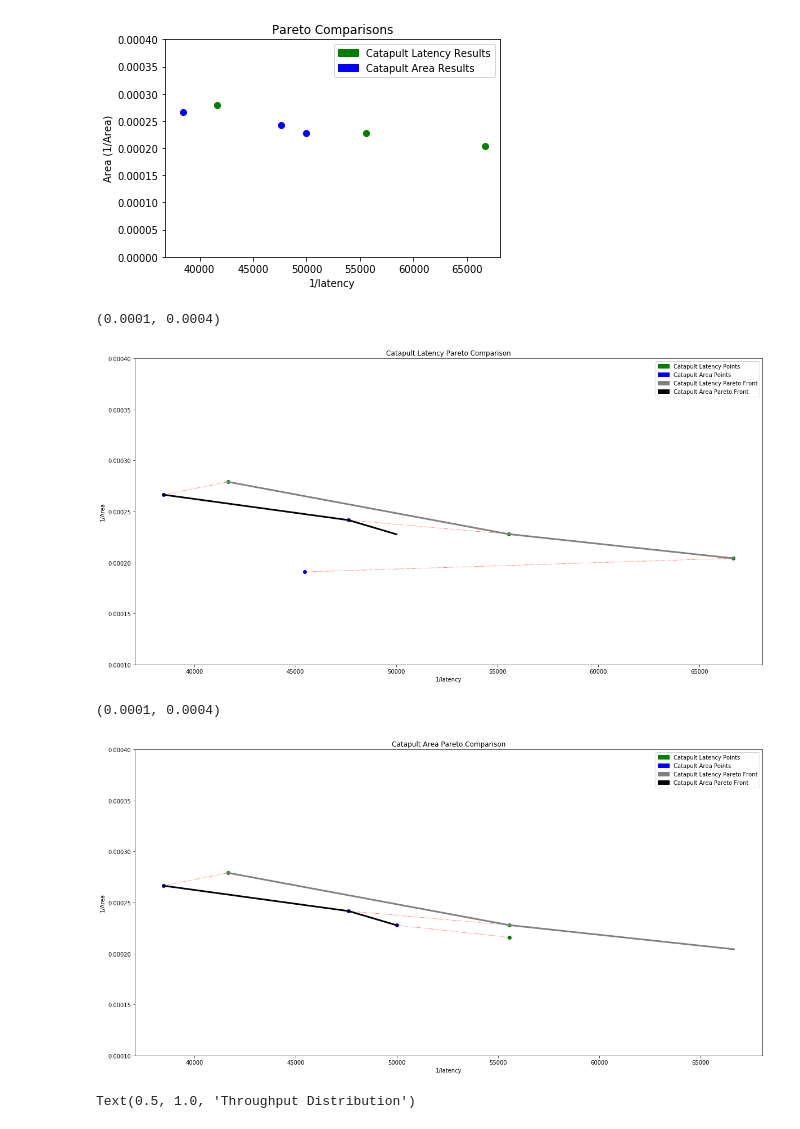
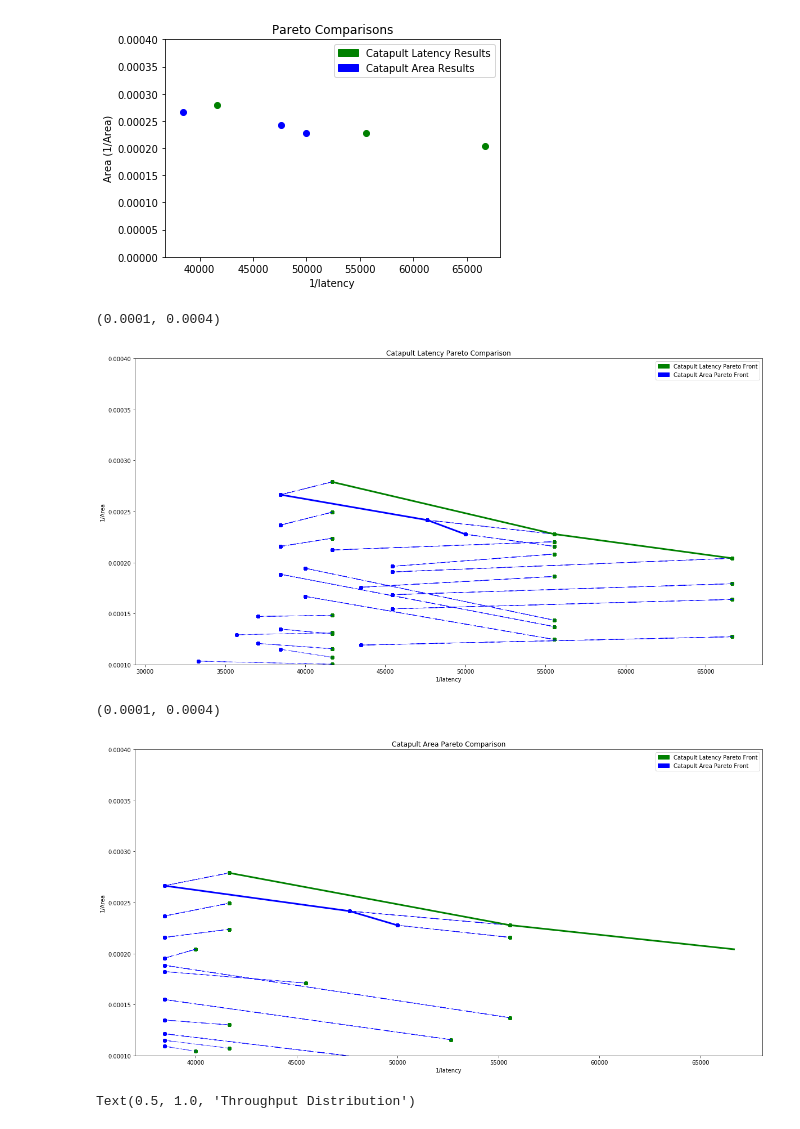
Before and after one commit to KastnerRG/Spector-HLS, a Jupyter notebook: spmv/results/postproc/asic_spmv_postproc.ipynb, the cells around one changed output. Saved outputs shown, nothing was run; the diff lists cells and outputs as text; code cells hidden in the pictures.

```diff
--- a/spmv/results/postproc/asic_spmv_postproc.ipynb
+++ b/spmv/results/postproc/asic_spmv_postproc.ipynb
@@ -191,0 +204,9 @@ c_areadfx = pd.read_csv("../asic/asic_catapult_spmv_area.csv", index_col=0)
+# %%
+
+
+def euclid(a,b,c,d):
+    t=math.sqrt(((a-b)**2)+((c-d)**2))
+    return t
+# %%
+c_lat_esp=0.001
+c_area_esp=0.001
@@ -194,38 +240,52 @@ li=[]
 for i in y_pareto2_index:
     t2=c_areadfx.loc[(c_areadfx["knob_UNROLL_F"]==c_latdfx.loc[i]["knob_UNROLL_F"]) & (c_areadfx["knob_outer_unroll"]==c_latdfx.loc[i]["knob_outer_unroll"])& (c_areadfx["knob_inner_unroll1"]==c_latdfx.loc[i]["knob_inner_unroll1"])& (c_areadfx["knob_inner_unroll2"]==c_latdfx.loc[i]["knob_inner_unroll2"])&(c_areadfx["knob_array_part2"]==c_latdfx.loc[i]["knob_array_part2"]) &(c_areadfx["knob_array_part1"]==c_latdfx.loc[i]["knob_array_part1"])]
     li.append((i,t2))
+
+li2=[]
+for i in c_lat_pts:
+    t2=c_areadfx.loc[(c_areadfx["knob_UNROLL_F"]==c_latdfx_copy.loc[i]["knob_UNROLL_F"]) & (c_areadfx["knob_outer_unroll"]==c_latdfx_copy.loc[i]["knob_outer_unroll"])& (c_areadfx["knob_inner_unroll1"]==c_latdfx_copy.loc[i]["knob_inner_unroll1"])& (c_areadfx["knob_inner_unroll2"]==c_latdfx_copy.loc[i]["knob_inner_unroll2"])&(c_areadfx["knob_array_part2"]==c_latdfx_copy.loc[i]["knob_array_part2"]) &(c_areadfx["knob_array_part1"]==c_latdfx_copy.loc[i]["knob_array_part1"])]
+    li2.append((i,t2))
 # %%
 plt.figure(figsize=(20,10))
 for i in range(len(li)):
 
     if li[i][1].empty==False:
         b=li[i][1].get_values()
         plt.scatter(x=y_pareto2[i][0], y=y_pareto2[i][1], c='g')
         plt.scatter(x=1/(b[0][7]), y=1/(b[0][8]), c='b')
 
 for i in range(len(li)):
 
     if li[i][1].empty==False:
         b=li[i][1].get_values()
         plt.plot([y_pareto2[i][0], 1/(b[0][7])],[y_pareto2[i][1], 1/b[0][8]],'r:',linewidth=0.8)
 
+for i in range(len(li2)):
+    if li2[i][1].empty==False:
+        b=li2[i][1].get_values()
+        plt.scatter(x=1/c_latdfx_copy.loc[li2[i][0]]['obj1'], y=1/c_latdfx_copy.loc[li2[i][0]]['obj2'], c='g')
 
-green_data = mpatches.Patch(color='green', label='Catapult Latency Points')
-blue_data = mpatches.Patch(color='blue', label='Catapult Area Points')
+        plt.scatter(x=1/(b[0][7]), y=1/(b[0][8]), c='b')
+
+for i in range(len(li2)):
+    if li2[i][1].empty==False:
+        b=li2[i][1].get_values()
+        plt.plot([1/c_latdfx_copy.loc[li2[i][0]]['obj1'], 1/(b[0][7])],[1/c_latdfx_copy.loc[li2[i][0]]['obj2'], 1/b[0][8]],'b:',linewidth=0.8)
+
 for i in range(len(y_pareto2_index)-1):
-    plt.plot([y_pareto2[i][0],y_pareto2[i+1][0]],[y_pareto2[i][1],y_pareto2[i+1][1]],'gray',linewidth=3)
+    plt.plot([y_pareto2_sorted[i][1],y_pareto2_sorted[i+1][1]],[y_pareto2_sorted[i][2],y_pareto2_sorted[i+1][2]],'green',linewidth=3)
 for i in range(len(y_pareto3_index)-1):
-    plt.plot([y_pareto3[i][0],y_pareto3[i+1][0]],[y_pareto3[i][1],y_pareto3[i+1][1]],'black',linewidth=3)
-gray_data = mpatches.Patch(color='gray', label='Catapult Latency Pareto Front')
-black_data = mpatches.Patch(color='black', label='Catapult Area Pareto Front')
-plt.legend(handles=[green_data,blue_data,gray_data,black_data])
+    plt.plot([y_pareto3_sorted[i][1],y_pareto3_sorted[i+1][1]],[y_pareto3_sorted[i][2],y_pareto3_sorted[i+1][2]],'blue',linewidth=3)
+green_data = mpatches.Patch(color='green', label='Catapult Latency Pareto Front')
+blue_data = mpatches.Patch(color='blue', label='Catapult Area Pareto Front')
+plt.legend(handles=[green_data,blue_data])
 plt.title('Catapult Latency Pareto Comparison')
 plt.xlabel('1/latency')
 plt.ylabel('1/Area')
 plt.ylim(0.0001,0.0004)
 # %% [output]
 (0.0001, 0.0004)
-[figure, old version]
+[figure, new version]
 # %%
 li=[]
 for i in y_pareto3_index:
@@ -245,23 +310,32 @@ for i in range(len(li)):
         b=li[i][1].get_values()
         plt.plot([y_pareto3[i][0], 1/(b[0][7])],[y_pareto3[i][1], 1/b[0][8]],'r:',linewidth=0.8)
 
+for i in range(len(li2)):
+    if li2[i][1].empty==False:
+        b=li2[i][1].get_values()
+        plt.scatter(x=1/c_areadfx_copy.loc[li2[i][0]]['obj1'], y=1/c_areadfx_copy.loc[li2[i][0]]['obj2'], c='b')
 
-green_data = mpatches.Patch(color='green', label='Catapult Latency Points')
-blue_data = mpatches.Patch(color='blue', label='Catapult Area Points')
+        plt.scatter(x=1/(b[0][7]), y=1/(b[0][8]), c='g')
+
+for i in range(len(li2)):
+    if li2[i][1].empty==False:
+        b=li2[i][1].get_values()
+        plt.plot([1/c_areadfx_copy.loc[li2[i][0]]['obj1'], 1/(b[0][7])],[1/c_areadfx_copy.loc[li2[i][0]]['obj2'], 1/b[0][8]],'b:',linewidth=0.8)
+
 for i in range(len(y_pareto2_index)-1):
-    plt.plot([y_pareto2[i][0],y_pareto2[i+1][0]],[y_pareto2[i][1],y_pareto2[i+1][1]],'gray',linewidth=3)
+    plt.plot([y_pareto2_sorted[i][1],y_pareto2_sorted[i+1][1]],[y_pareto2_sorted[i][2],y_pareto2_sorted[i+1][2]],'green',linewidth=3)
 for i in range(len(y_pareto3_index)-1):
-    plt.plot([y_pareto3[i][0],y_pareto3[i+1][0]],[y_pareto3[i][1],y_pareto3[i+1][1]],'black',linewidth=3)
-gray_data = mpatches.Patch(color='gray', label='Catapult Latency Pareto Front')
-black_data = mpatches.Patch(color='black', label='Catapult Area Pareto Front')
-plt.legend(handles=[green_data,blue_data,gray_data,black_data])
+    plt.plot([y_pareto3_sorted[i][1],y_pareto3_sorted[i+1][1]],[y_pareto3_sorted[i][2],y_pareto3_sorted[i+1][2]],'blue',linewidth=3)
+green_data = mpatches.Patch(color='green', label='Catapult Latency Pareto Front')
+blue_data = mpatches.Patch(color='blue', label='Catapult Area Pareto Front')
+plt.legend(handles=[green_data,blue_data])
 plt.title('Catapult Area Pareto Comparison')
 plt.xlabel('1/latency')
 plt.ylabel('1/Area')
 plt.ylim(0.0001,0.0004)
 # %% [output]
 (0.0001, 0.0004)
-[figure, old version]
+[figure, new version]
 # %%
 li=[]
 asic_cat_violin1=pd.read_csv("../asic/asic_catapult_spmv_area_violin.csv",index_col=None)
```
Also changed, not shown: parts of 5 cells of this notebook.
